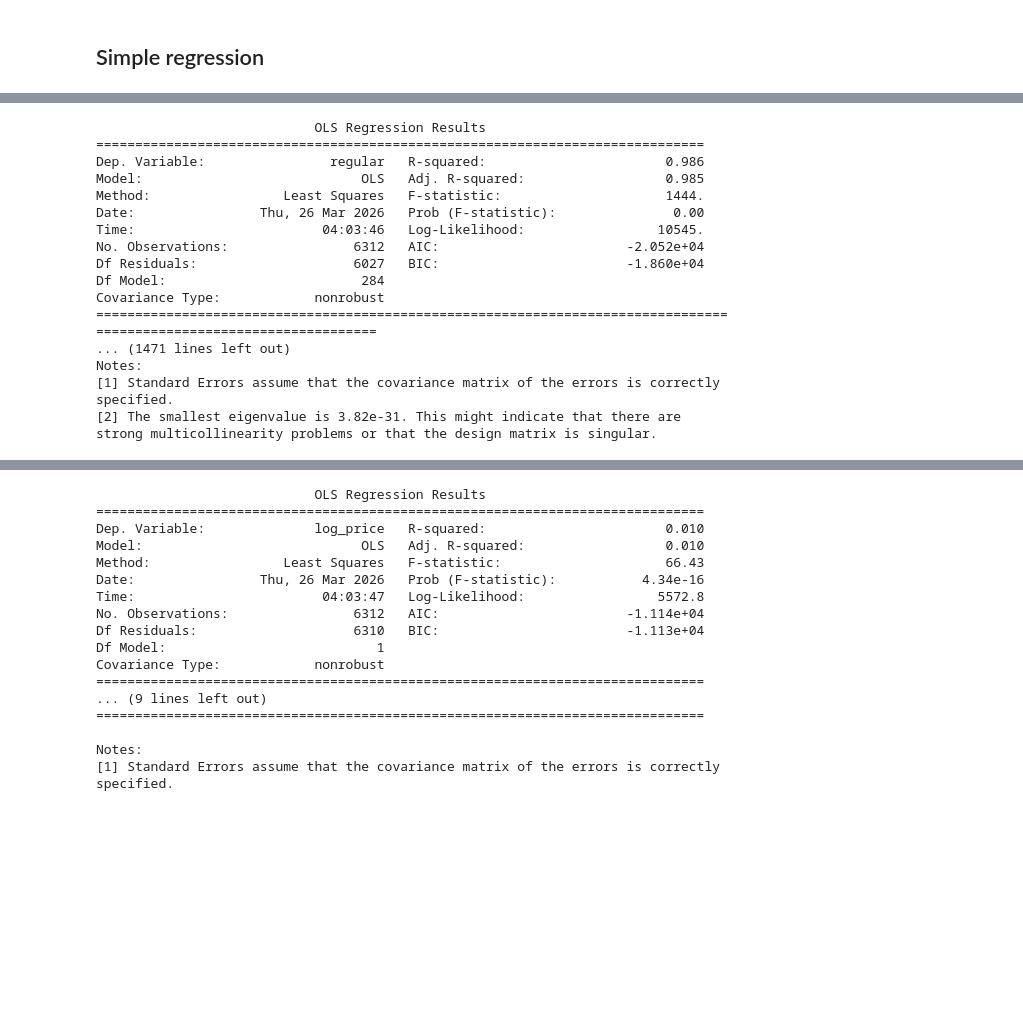
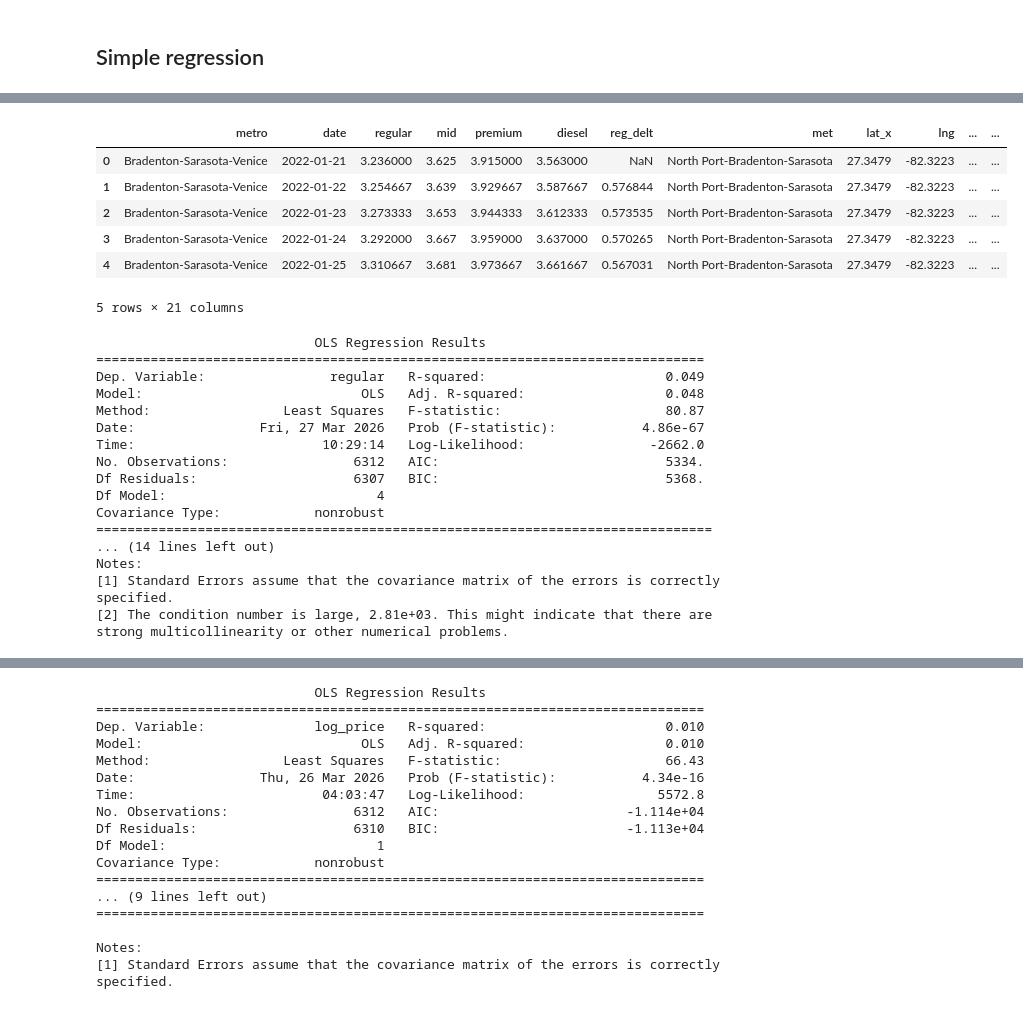
Before and after one commit to sofieappel/HurricanesAndGasPrices, a Jupyter notebook: regression_note.ipynb, the cells around one changed output, grey strips where cells are left out. Saved outputs shown, nothing was run; the diff lists cells and outputs as text; code cells hidden in the pictures; blank space fills up the shorter version.

```diff
--- a/regression_note.ipynb
+++ b/regression_note.ipynb
@@ -173,24 +173,34 @@ Covariance Type:            nonrobust
 
 Notes:
 [1] Standard Errors assume that the covariance matrix of the errors is correctly specified.
+# %%
+panel.head()
+# %% [output]
+|  | metro | date | regular | mid | premium | diesel | reg_delt | met | lat_x | lng | ... | ... |
+| 0 | Bradenton-Sarasota-Venice | 2022-01-21 | 3.236000 | 3.625 | 3.915000 | 3.563000 | NaN | North Port-Bradenton-Sarasota | 27.3479 | -82.3223 | ... | ... |
+| 1 | Bradenton-Sarasota-Venice | 2022-01-22 | 3.254667 | 3.639 | 3.929667 | 3.587667 | 0.576844 | North Port-Bradenton-Sarasota | 27.3479 | -82.3223 | ... | ... |
+| 2 | Bradenton-Sarasota-Venice | 2022-01-23 | 3.273333 | 3.653 | 3.944333 | 3.612333 | 0.573535 | North Port-Bradenton-Sarasota | 27.3479 | -82.3223 | ... | ... |
+| 3 | Bradenton-Sarasota-Venice | 2022-01-24 | 3.292000 | 3.667 | 3.959000 | 3.637000 | 0.570265 | North Port-Bradenton-Sarasota | 27.3479 | -82.3223 | ... | ... |
+| 4 | Bradenton-Sarasota-Venice | 2022-01-25 | 3.310667 | 3.681 | 3.973667 | 3.661667 | 0.567031 | North Port-Bradenton-Sarasota | 27.3479 | -82.3223 | ... | ... |
+5 rows × 21 columns
 # %%
-reg3 = smf.ols("regular ~ distance + C(met) + C(date)", data = panel).fit()
+reg3 = smf.ols("regular ~ distance + dist2land + storm_speed + wmo_wind", data = panel).fit()
 print(reg3.summary())
 # %% [output]
                             OLS Regression Results
 ==============================================================================
-Dep. Variable:                regular   R-squared:                       0.986
-Model:                            OLS   Adj. R-squared:                  0.985
-Method:                 Least Squares   F-statistic:                     1444.
-Date:                Thu, 26 Mar 2026   Prob (F-statistic):               0.00
-Time:                        04:03:46   Log-Likelihood:                 10545.
-No. Observations:                6312   AIC:                        -2.052e+04
-Df Residuals:                    6027   BIC:                        -1.860e+04
-Df Model:                         284
+Dep. Variable:                regular   R-squared:                       0.049
+Model:                            OLS   Adj. R-squared:                  0.048
+Method:                 Least Squares   F-statistic:                     80.87
+Date:                Fri, 27 Mar 2026   Prob (F-statistic):           4.86e-67
+Time:                        10:29:14   Log-Likelihood:                -2662.0
+No. Observations:                6312   AIC:                             5334.
+Df Residuals:                    6307   BIC:                             5368.
+Df Model:                           4
 Covariance Type:            nonrobust
-=====================================================================================================================
-... (1471 lines left out)
+===============================================================================
+... (14 lines left out)
 Notes:
 [1] Standard Errors assume that the covariance matrix of the errors is correctly specified.
-[2] The smallest eigenvalue is 3.82e-31. This might indicate that there are
-strong multicollinearity problems or that the design matrix is singular.
+[2] The condition number is large, 2.81e+03. This might indicate that there are
+strong multicollinearity or other numerical problems.
```
Also changed, not shown: parts of 6 cells of this notebook, 2 other files.
